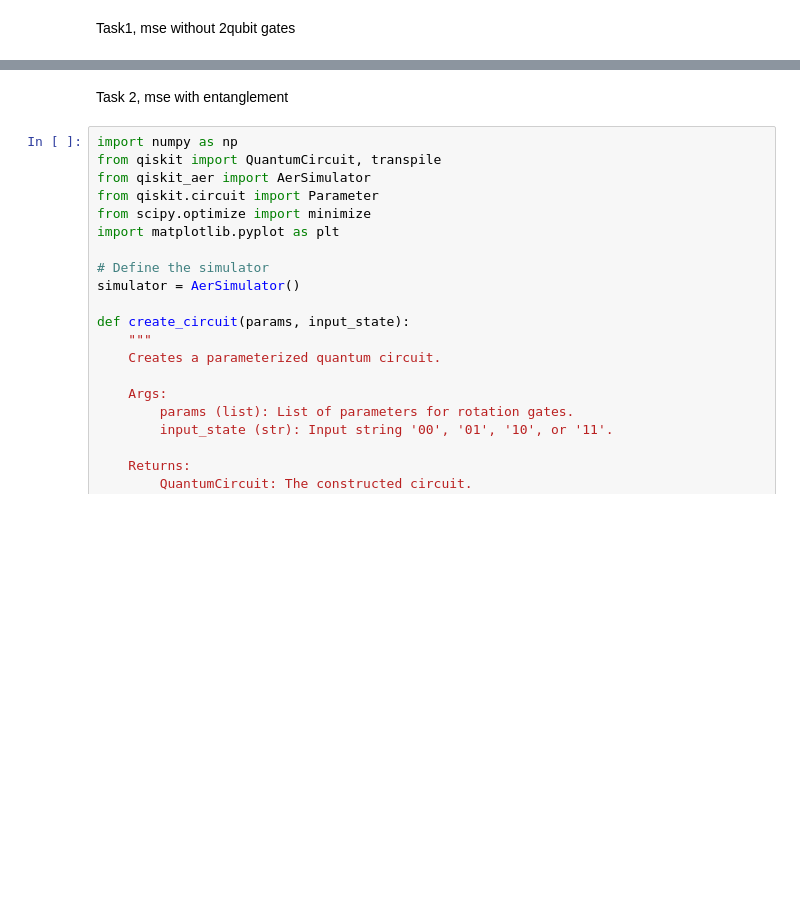
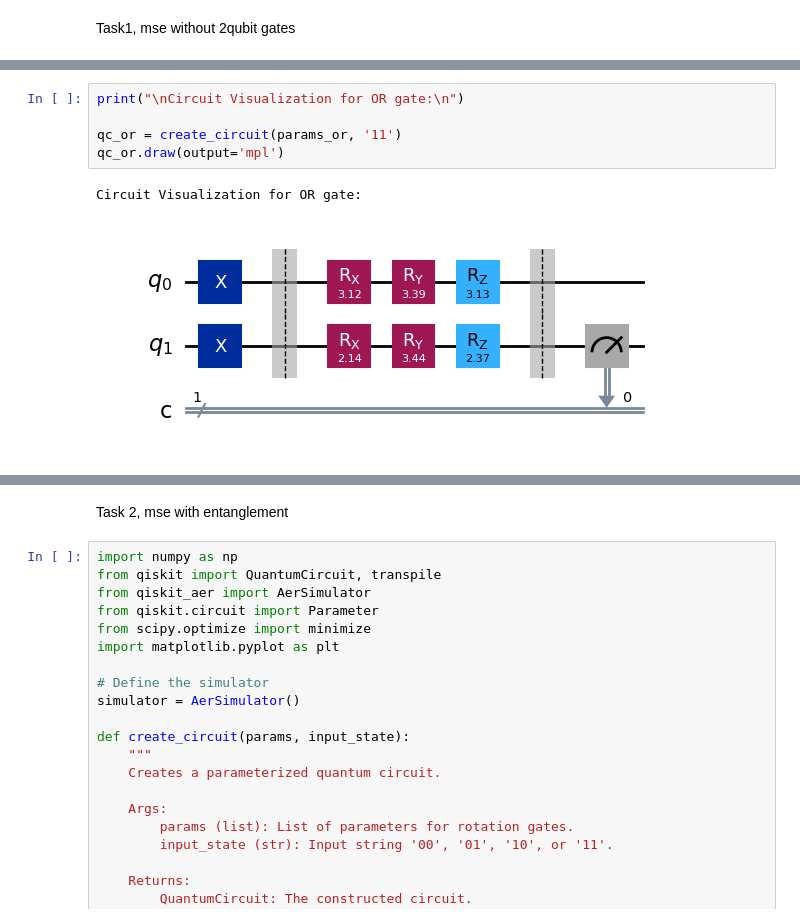
Before and after one commit to FyodorAmanov1/SKKUQ, a Jupyter notebook: main.ipynb, the cells around one changed output, grey strips where cells are left out. Saved outputs shown, nothing was run; the diff lists cells and outputs as text; blank space fills up the shorter version.

```diff
--- a/main.ipynb
+++ b/main.ipynb
@@ -163,0 +171,8 @@ Results for AND:
+# %%
+print("\nCircuit Visualization for OR gate:\n")
+
+qc_or = create_circuit(params_or, '11')
+qc_or.draw(output='mpl')
+# %% [output]
+Circuit Visualization for OR gate:
+[figure, added]
```
Also changed, not shown: parts of 14 cells of this notebook.
